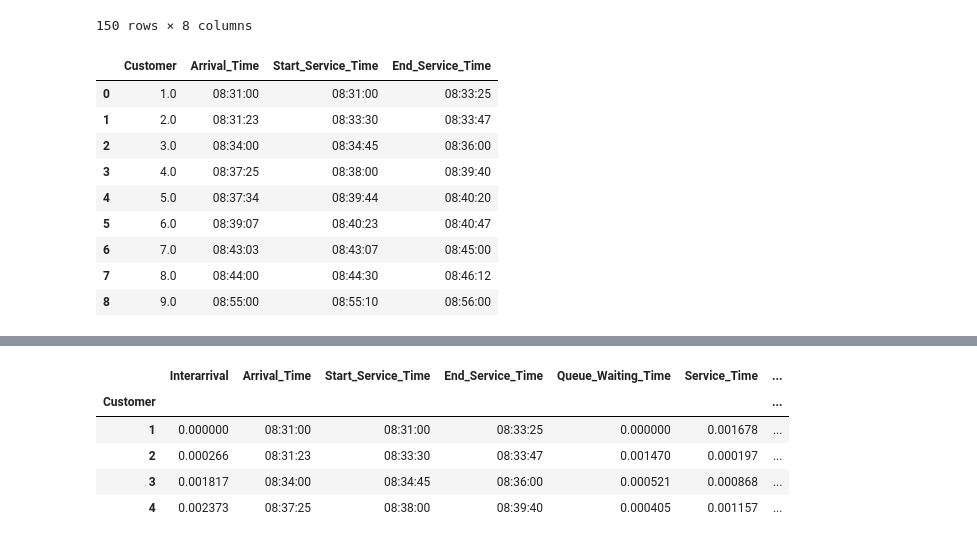
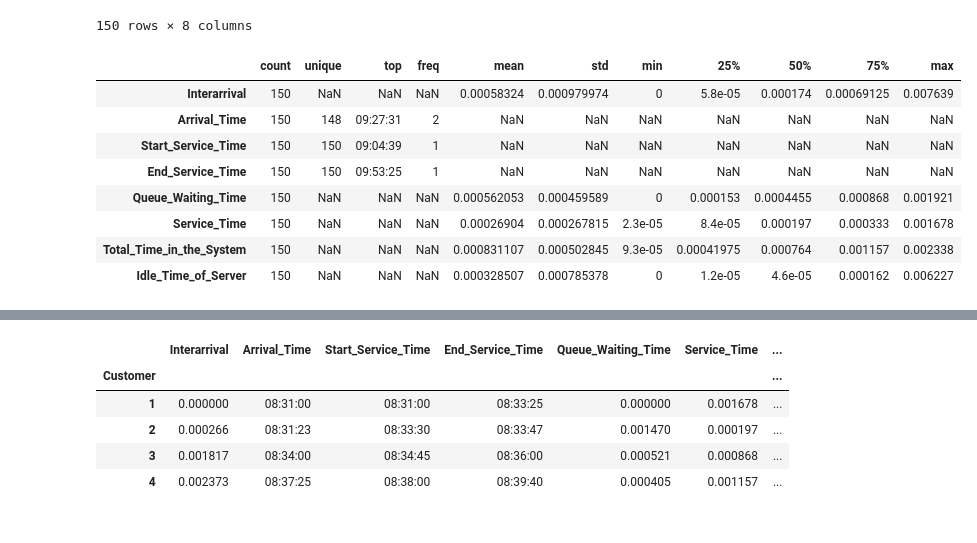
Before and after one commit to MrRutledge/Simulation_Project, a Jupyter notebook: Report using Python & Jupyter Notebook.ipynb, the cells around one changed output, grey strips where cells are left out. Drawn from its saved outputs; the diff is of its cells as text; code cells hidden in the pictures.

```diff
--- a/Report using Python & Jupyter Notebook.ipynb
+++ b/Report using Python & Jupyter Notebook.ipynb
@@ -51,16 +53,3 @@ csv_data
 | 149 | 0.000243 | 10:36:50 | 10:38:10 | 10:38:45 | 0.000926 | 0.000405 | ... |
 | 150 | 0.000104 | 10:36:59 | 10:39:00 | 10:39:24 | 0.001400 | 0.000278 | ... |
 150 rows × 8 columns
-# %%
-row_data.head(9)
-# %% [output]
-|  | Customer | Arrival_Time | Start_Service_Time | End_Service_Time |
-| 0 | 1.0 | 08:31:00 | 08:31:00 | 08:33:25 |
-| 1 | 2.0 | 08:31:23 | 08:33:30 | 08:33:47 |
-| 2 | 3.0 | 08:34:00 | 08:34:45 | 08:36:00 |
-| 3 | 4.0 | 08:37:25 | 08:38:00 | 08:39:40 |
-| 4 | 5.0 | 08:37:34 | 08:39:44 | 08:40:20 |
-| 5 | 6.0 | 08:39:07 | 08:40:23 | 08:40:47 |
-| 6 | 7.0 | 08:43:03 | 08:43:07 | 08:45:00 |
-| 7 | 8.0 | 08:44:00 | 08:44:30 | 08:46:12 |
-| 8 | 9.0 | 08:55:00 | 08:55:10 | 08:56:00 |
@@ -68,0 +56,12 @@ row_data.head(9)
+# %%
+csv_data.describe(include='all').T
+# %% [output]
+|  | count | unique | top | freq | mean | std | min | 25% | 50% | 75% | max |
+| Interarrival | 150 | NaN | NaN | NaN | 0.00058324 | 0.000979974 | 0 | 5.8e-05 | 0.000174 | 0.00069125 | 0.007639 |
+| Arrival_Time | 150 | 148 | 09:27:31 | 2 | NaN | NaN | NaN | NaN | NaN | NaN | NaN |
+| Start_Service_Time | 150 | 150 | 09:04:39 | 1 | NaN | NaN | NaN | NaN | NaN | NaN | NaN |
+| End_Service_Time | 150 | 150 | 09:53:25 | 1 | NaN | NaN | NaN | NaN | NaN | NaN | NaN |
+| Queue_Waiting_Time | 150 | NaN | NaN | NaN | 0.000562053 | 0.000459589 | 0 | 0.000153 | 0.0004455 | 0.000868 | 0.001921 |
+| Service_Time | 150 | NaN | NaN | NaN | 0.00026904 | 0.000267815 | 2.3e-05 | 8.4e-05 | 0.000197 | 0.000333 | 0.001678 |
+| Total_Time_in_the_System | 150 | NaN | NaN | NaN | 0.000831107 | 0.000502845 | 9.3e-05 | 0.00041975 | 0.000764 | 0.001157 | 0.002338 |
+| Idle_Time_of_Server | 150 | NaN | NaN | NaN | 0.000328507 | 0.000785378 | 0 | 1.2e-05 | 4.6e-05 | 0.000162 | 0.006227 |
```
Also changed, not shown: parts of 36 cells of this notebook.
